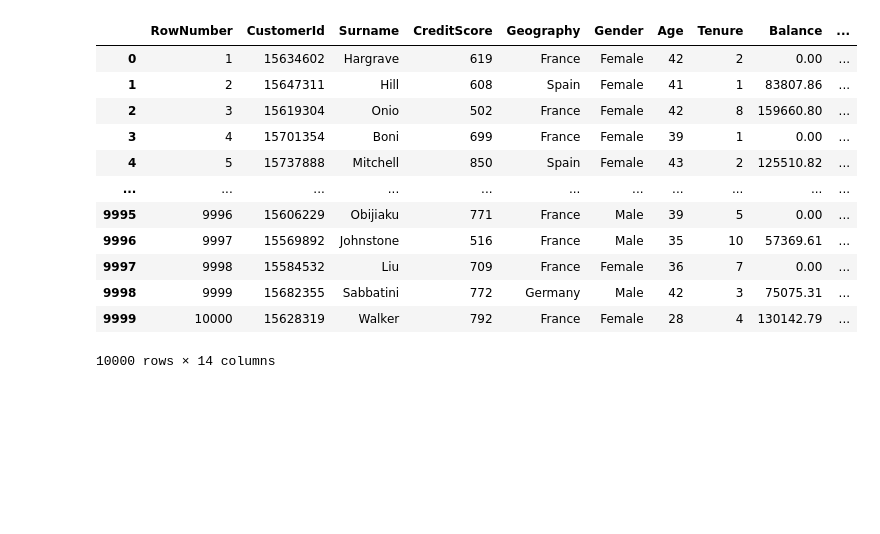
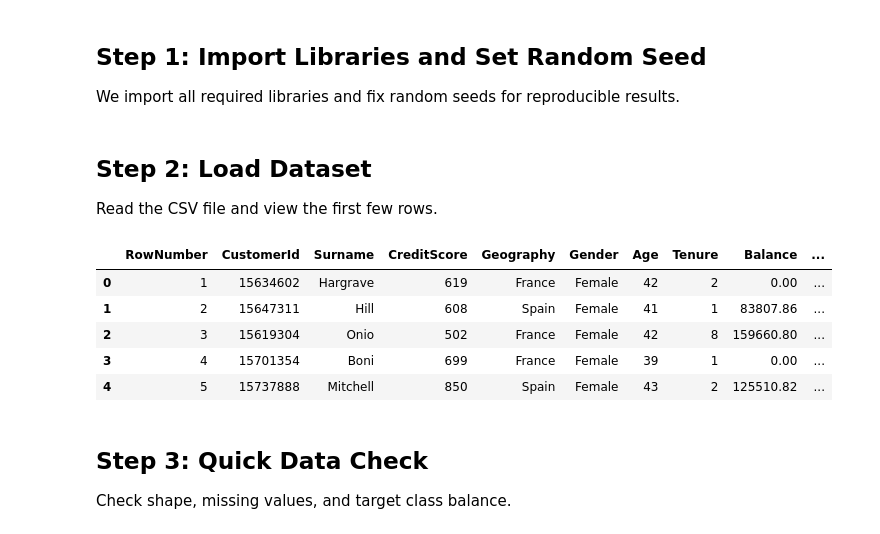
Before and after one commit to vanix056/ML-DL-Projects-, a Jupyter notebook: Bank Customer Chrun Prediction/ChurnPred.ipynb, the cells around one changed output. Cells and saved outputs as stored; diff of their text form; code cells hidden in the pictures; blank space fills up the shorter version.

Commit message:
Churn Completed

```diff
--- a/Bank Customer Chrun Prediction/ChurnPred.ipynb
+++ b/Bank Customer Chrun Prediction/ChurnPred.ipynb
@@ -0,0 +14,3 @@
+# %% [markdown]
+## Step 1: Import Libraries and Set Random Seed
+We import all required libraries and fix random seeds for reproducible results.
@@ -1,18 +31,16 @@
+# %% [markdown]
+## Step 2: Load Dataset
+Read the CSV file and view the first few rows.
 # %%
-import pandas as pd
-df=pd.read_csv('data/Churn_Modelling.csv')
-df
+df = pd.read_csv('data/Churn_Modelling.csv')
+df.head()
 # %% [output]
 |  | RowNumber | CustomerId | Surname | CreditScore | Geography | Gender | Age | Tenure | Balance | ... |
 | 0 | 1 | 15634602 | Hargrave | 619 | France | Female | 42 | 2 | 0.00 | ... |
 | 1 | 2 | 15647311 | Hill | 608 | Spain | Female | 41 | 1 | 83807.86 | ... |
 | 2 | 3 | 15619304 | Onio | 502 | France | Female | 42 | 8 | 159660.80 | ... |
 | 3 | 4 | 15701354 | Boni | 699 | France | Female | 39 | 1 | 0.00 | ... |
 | 4 | 5 | 15737888 | Mitchell | 850 | Spain | Female | 43 | 2 | 125510.82 | ... |
-| ... | ... | ... | ... | ... | ... | ... | ... | ... | ... | ... |
-| 9995 | 9996 | 15606229 | Obijiaku | 771 | France | Male | 39 | 5 | 0.00 | ... |
-| 9996 | 9997 | 15569892 | Johnstone | 516 | France | Male | 35 | 10 | 57369.61 | ... |
-| 9997 | 9998 | 15584532 | Liu | 709 | France | Female | 36 | 7 | 0.00 | ... |
-| 9998 | 9999 | 15682355 | Sabbatini | 772 | Germany | Male | 42 | 3 | 75075.31 | ... |
-| 9999 | 10000 | 15628319 | Walker | 792 | France | Female | 28 | 4 | 130142.79 | ... |
-10000 rows × 14 columns
+# %% [markdown]
+## Step 3: Quick Data Check
+Check shape, missing values, and target class balance.
```
Also changed, not shown: parts of 23 cells of this notebook.
